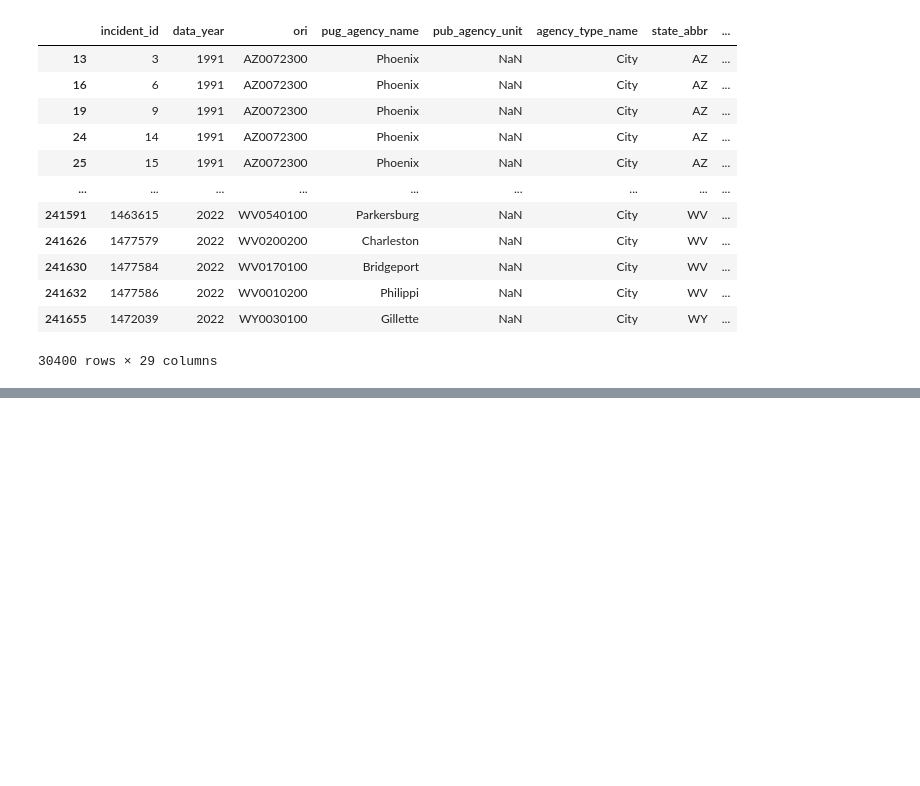
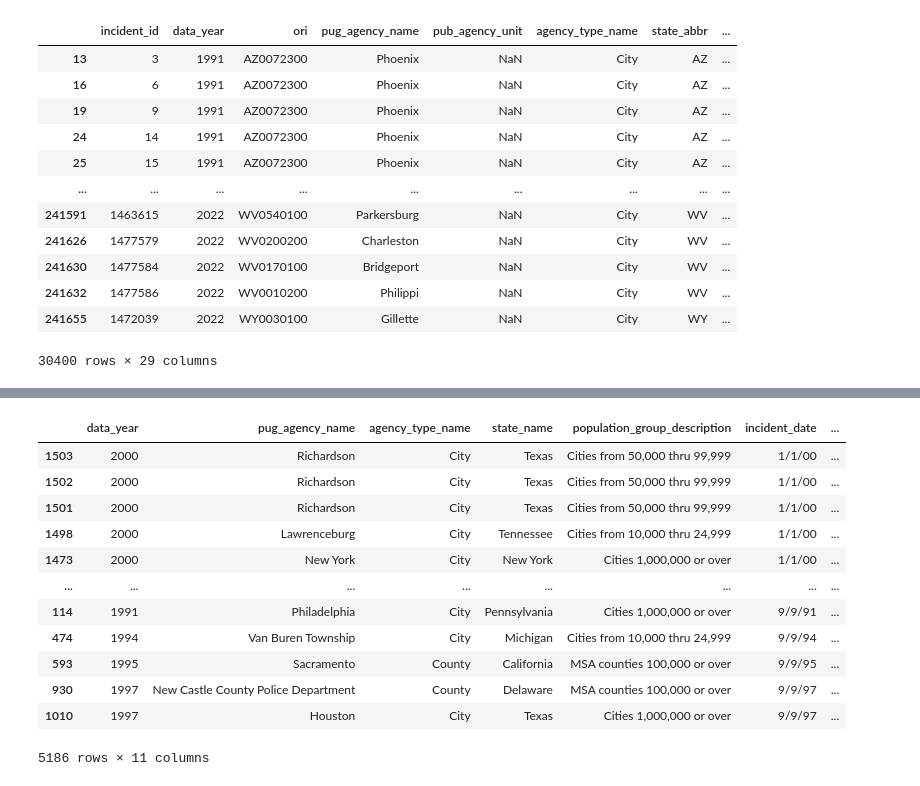
Before and after one commit to reckoning-machines/sharing-sacred-spaces, a Jupyter notebook: notebooks/fbi_data_eda.ipynb, the cells around one changed output, grey strips where cells are left out. Saved outputs shown, nothing was run; the diff lists cells and outputs as text; code cells hidden in the pictures; blank space fills up the shorter version.

Commit message:
filter target vector

```diff
--- a/notebooks/fbi_data_eda.ipynb
+++ b/notebooks/fbi_data_eda.ipynb
@@ -92,4 +92,4 @@ root = root.split('/')[:-1]
 root = "/".join(root[1:])
 root = "/" + root
 root = root + "/data/02_intermediate/"
-pd.read_csv(f"{root}preprocessed_fbi_data.csv")
+df_preprocessed_fbi_data = pd.read_csv(f"{root}preprocessed_fbi_data.csv")
@@ -109,0 +105,22 @@ pd.read_csv(f"{root}preprocessed_fbi_data.csv")
+# %%
+df_preprocessed_fbi_data = df_preprocessed_fbi_data.sort_values('incident_date')
+df_plot = df_preprocessed_fbi_data.groupby('data_year').sum().reset_index()
+fig = px.bar(df_plot, x='data_year',y='counter',title='Target Vector: Filtered Religious Hate Crimes')
+fig.show()
+#df_preprocessed_fbi_data.groupby('incident_date').sum().reset_index().plot(x='incident_date',y='counter',kind='bar',figsize=[15,5])
+# %%
+df_preprocessed_fbi_data
+# %% [output]
+|  | data_year | pug_agency_name | agency_type_name | state_name | population_group_description | incident_date | ... |
+| 1503 | 2000 | Richardson | City | Texas | Cities from 50,000 thru 99,999 | 1/1/00 | ... |
+| 1502 | 2000 | Richardson | City | Texas | Cities from 50,000 thru 99,999 | 1/1/00 | ... |
+| 1501 | 2000 | Richardson | City | Texas | Cities from 50,000 thru 99,999 | 1/1/00 | ... |
+| 1498 | 2000 | Lawrenceburg | City | Tennessee | Cities from 10,000 thru 24,999 | 1/1/00 | ... |
+| 1473 | 2000 | New York | City | New York | Cities 1,000,000 or over | 1/1/00 | ... |
+| ... | ... | ... | ... | ... | ... | ... | ... |
+| 114 | 1991 | Philadelphia | City | Pennsylvania | Cities 1,000,000 or over | 9/9/91 | ... |
+| 474 | 1994 | Van Buren Township | City | Michigan | Cities from 10,000 thru 24,999 | 9/9/94 | ... |
+| 593 | 1995 | Sacramento | County | California | MSA counties 100,000 or over | 9/9/95 | ... |
+| 930 | 1997 | New Castle County Police Department | County | Delaware | MSA counties 100,000 or over | 9/9/97 | ... |
+| 1010 | 1997 | Houston | City | Texas | Cities 1,000,000 or over | 9/9/97 | ... |
+5186 rows × 11 columns
```
Also changed, not shown: parts of 2 cells of this notebook, 2 other files.
